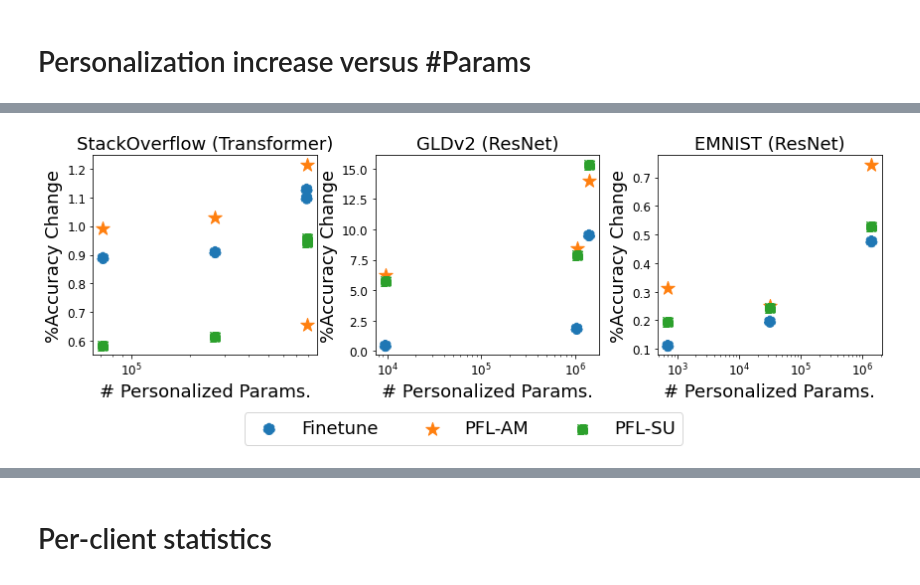
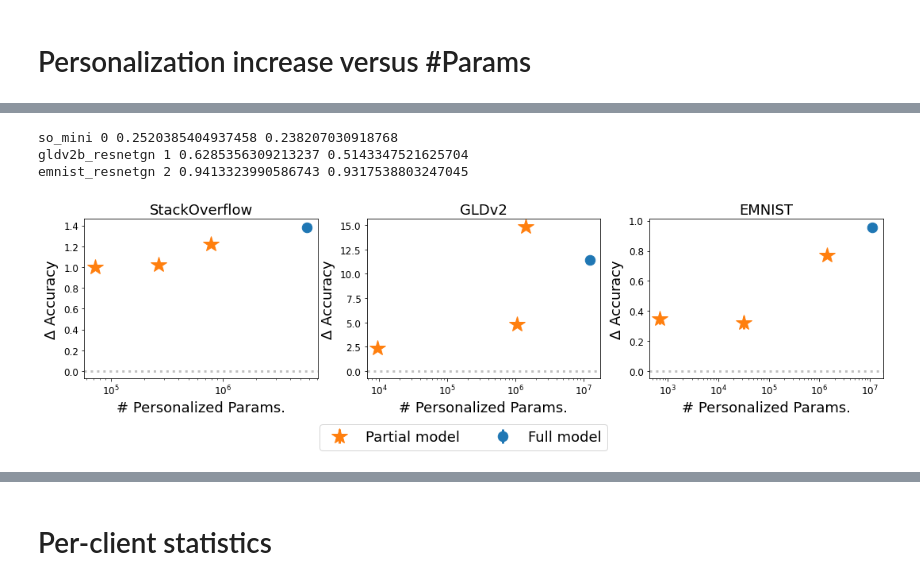
Before and after one commit to facebookresearch/FL_partial_personalization, a Jupyter notebook: plotting/results1.ipynb, the cells around one changed output, grey strips where cells are left out. Cells and saved outputs as stored; diff of their text form; code cells hidden in the pictures.

Commit message:
plotting

```diff
--- a/plotting/results1.ipynb
+++ b/plotting/results1.ipynb
@@ -114,0 +65,14 @@ df
+# %%
+args = dict(
+    init = "pretrained", ne_finetune=5, ne_pfl=5,
+    seeds=[1, 2, 3, 4, 5],  # TODO!
+    use_unweighted_stats = False, finetune_pfl_joint = True, metric_name="accuracy"
+)
+
+ds_and_model = ["emnist_resnetgn", "gldv2b_resnetgn", "so_mini"][0]
+print(ds_and_model)
+df, dfs = utils.get_main_pertask_table_mean_states(ds_and_model, **args)
+df2 = utils.convert_to_string_and_bold_multiindexcol(df, dfs, do_bold=True)
+df2 = utils.rename_multilevel_table(df2)
+
+df2
@@ -218,36 +220,68 @@ importlib.reload(utils)
 # %%
 args = dict(
-    init = "pretrained", state="stateful", seed=1, ne_finetune=5, ne_pfl=1,
-    use_unweighted_stats = False, finetune_pfl_joint = False,
+    init = "pretrained", state="stateful", ne_finetune=5, ne_pfl=1,
+    use_unweighted_stats = False, finetune_pfl_joint = True,
 )
 
-styles = [{'color': utils.COLORS[0], 'marker': 'o', 's':125, 'linestyle':"dashed"},
-    {'color': utils.COLORS[1], 'marker': '*', 's': 200, 'linestyle': 'solid'},
-    {'color': utils.COLORS[2], 'marker': 's', 's': 100, 'linestyle': 'dashdot'}
+styles = [{'color': utils.COLORS[0], 'marker': 'o', 'markersize': 12.5, 'linestyle':"None"},
+    {'color': utils.COLORS[1], 'marker': '*', 'markersize': 20.0, 'linestyle': 'None'},
+    {'color': utils.COLORS[2], 'marker': 's', 'markersize': 10.0, 'linestyle': 'None'}
 ]
 
-ds_model_list = ["so_mini", "gldv2_resnetgn", "emnist_resnetgn"]
+ds_model_list = ["so_mini", "gldv2b_resnetgn", "emnist_resnetgn"]
 n_plots = len(ds_model_list)
 
+####### For full model personalization
+seeds = [2, 3, 4, 5]
+ne_finetune = 5
+ne_pfl = 5
+pfl_algo = 'pfl_alternating'
+state = 'stateful'
+init = 'pretrained'
+
+df1, df1s =  utils.get_main_combined_table(
+    ds_and_model_lst, pfl_algo, init, state, seeds, ne_finetune=5, ne_pfl=1,
+    use_unweighted_stats=False, metric_name='accuracy'
+)
+######
+
+###### For partial model personalization
 df_lst = [utils.get_main_pertask_table_mean(ds_and_model, **args) for ds_and_model in ds_model_list]
 num_params_all = utils.get_num_params()
+######
 
-f, ax = plt.subplots(1, n_plots, figsize=(4*n_plots, 4))
+##### Plot
+f, ax = plt.subplots(1, n_plots, figsize=(5*n_plots, 4))
 for i in range(n_plots):
-    df = df_lst[i]
+    ds_and_model = ds_model_list[i]
+    df, dfs = df_lst[i]
     pretrained_val = df.at["pretrained", df.columns.to_list()[0]]
-    df = df.drop(index=["pretrained"])
+    for dfx in [df, dfs]: dfx.drop(index=["pretrained", "tr_layer_0"], errors='ignore', inplace=True)
     num_params = pd.Series(num_params_all[ds_model_list[i]])
-    for j, pfl_algo in enumerate(df.columns):
-        ax[i].scatter(num_params[df.index.to_numpy()], 100*(df[pfl_algo] - pretrained_val),
-            label=None if i>=1 else utils.pfl_algo_rename_dict[pfl_algo],
-            **styles[j])
-        ax[i].set_xscale('log')
+    ax[i].errorbar(num_params[df.index.to_numpy()], 100*(df[pfl_algo] - pretrained_val),
+        yerr= 100*dfs[pfl_algo],
+        label=None if i>=1 else 'Partial model', **styles[1])
+    full_params = num_params['full']
+    print(ds_and_model, i,
+         df1.at[("Full Model", "Finetune"), utils.dataset_rename_dict_short[ds_and_model]],
+          pretrained_val
+         )
+    ax[i].errorbar(full_params,
+        100 * (df1.at[("Full Model", "Finetune"), utils.dataset_rename_dict_short[ds_and_model]] - pretrained_val),
+        yerr = 100 * df1s.at[("Full Model", "Finetune"), utils.dataset_rename_dict_short[ds_and_model]],
+        label=None if i>=1 else 'Full model',
+        **styles[0]
+    )
+    ax[i].set_xscale('log')
     ax[i].set_xlabel("# Personalized Params.")
-    ax[i].set_ylabel("%Accuracy Change")
-    ax[i].set_title(utils.dataset_rename_dict[ds_model_list[i]])
+    ax[i].set_ylabel(r"$\Delta$ Accuracy")
+    ax[i].set_title(utils.dataset_rename_dict_short[ds_model_list[i]])
+    ax[i].axhline(y=0, color='silver', linestyle='dotted')
 lgd = f.legend(loc="lower center", bbox_to_anchor=(0.5, -0.15), ncol=3)
 
 plt.tight_layout()
 # %% [output]
+so_mini 0 0.2520385404937458 0.238207030918768
+gldv2b_resnetgn 1 0.6285356309213237 0.5143347521625704
+emnist_resnetgn 2 0.9413323990586743 0.9317538803247045
-[figure, old version]
+[figure, new version]
```
Also changed, not shown: parts of 36 cells of this notebook, 1 other file.
